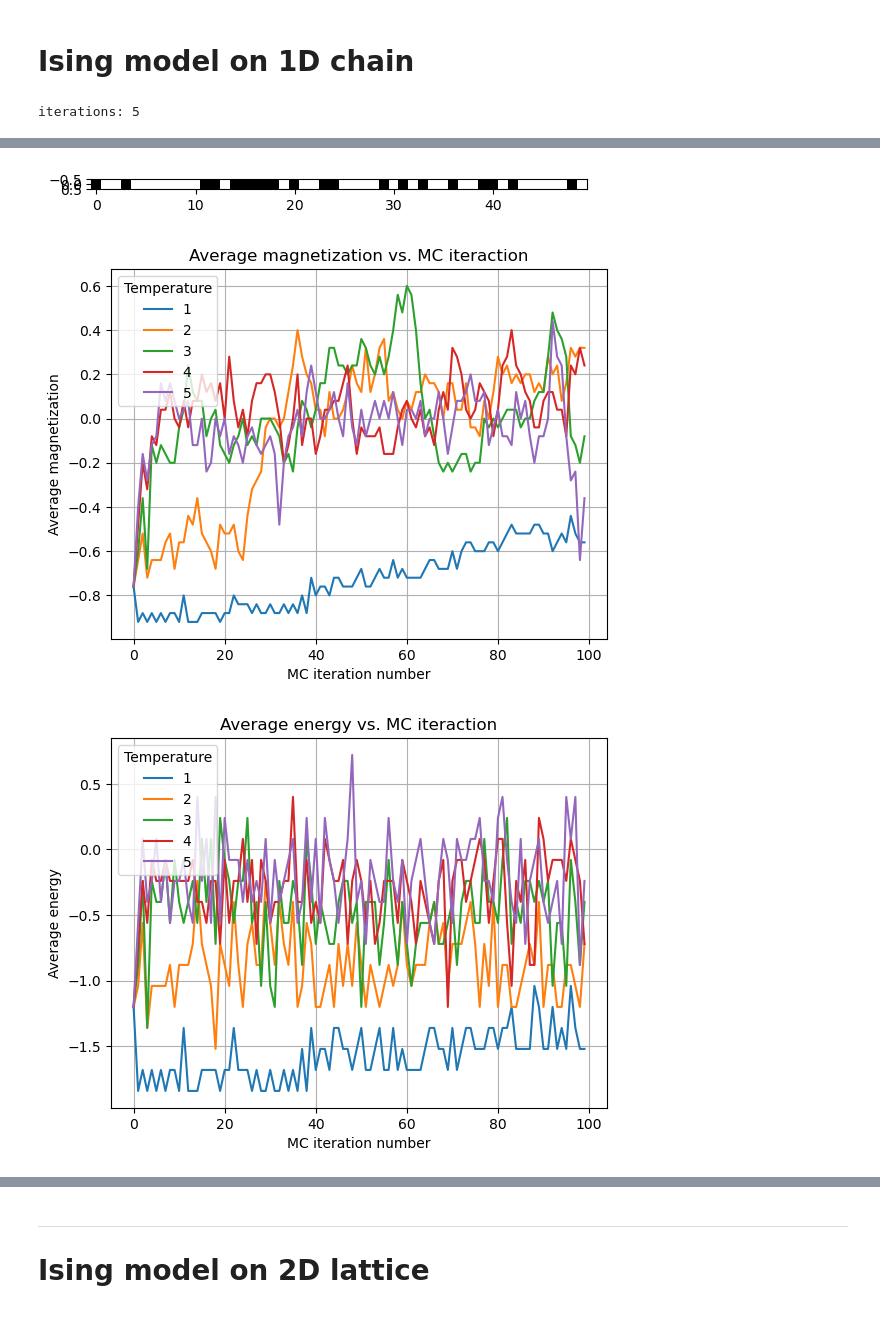
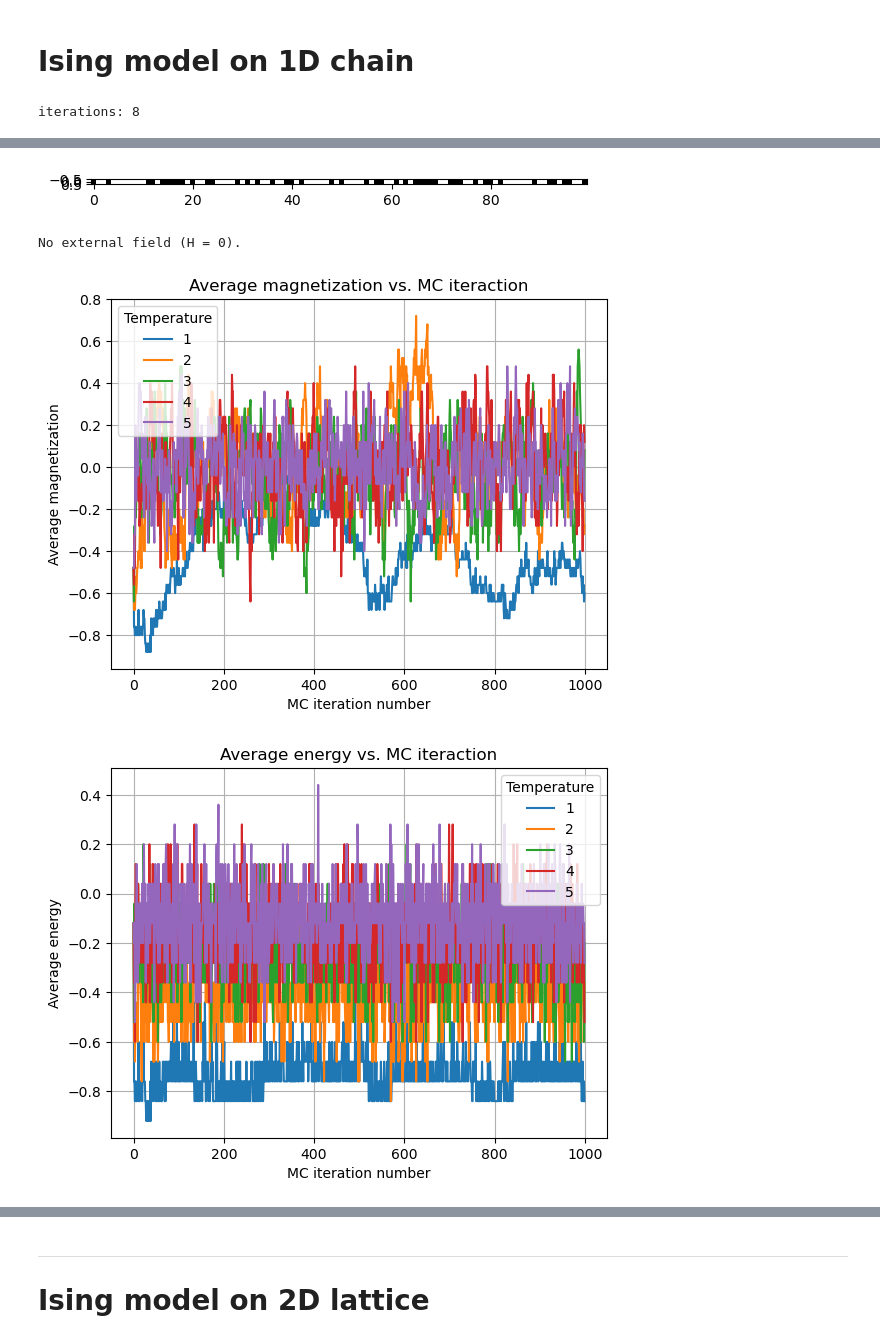
Before and after one commit to thxthuds/Ising_Model_Project, a Jupyter notebook: project_ideas.ipynb, the cells around one changed output, grey strips where cells are left out. Drawn from its saved outputs; the diff is of its cells as text; code cells hidden in the pictures.

Commit message:
added plots for 1d

```diff
--- a/project_ideas.ipynb
+++ b/project_ideas.ipynb
@@ -88,7 +88,7 @@ class MetropolisIsing:
         """
         X_nn = self.nn_alignment(X_spins)
         X_E = - self.J * X_spins * X_nn - self.H * X_spins
-        return np.sum(X_E)
+        return np.sum(X_E) / 2
 # %% [markdown]
 # Ising model on 1D chain
 # %%
@@ -116,39 +116,40 @@ class Ising1D(MetropolisIsing):
 
         return X_nn
 # %%
+# Simulate time evolution of a 1D Ising model with nn interactions.
+# Start with a random state with 75% spins down.
+Ising1d = Ising1D(T=0.1, J=1, H=0.1)
 np.random.seed(0)
 frames = []
-size = 50
-chain1d = np.random.choice([-1, 1], size=size)
+dim = 100
+chain1d = np.random.choice([-1, 1], size=dim)
 array1d = chain1d.reshape(1, -1)
 frames.append(array1d)
-
-Ising1d = Ising1D(T=0.01, J=1, H=0.1)
 fig = plt.figure()
 img = plt.imshow(array1d, cmap="gray")
 
 for i in range(50):
     chain1d = Ising1d.update_spins(chain1d)
     array1d = chain1d.reshape(1, -1)
     frames.append(array1d)
     if np.all(chain1d == 1):
         break
 print("iterations:", i + 1)
 
 def animate(frame):
     img.set_array(frame)
 
 animation = FuncAnimation(fig, animate, frames=frames, interval=len(frames))
 HTML(animation.to_jshtml())
 # %% [output]
-iterations: 5
+iterations: 8
 [interactive output not drawn]
-[figure, old version]
+[figure, new version]
 # %%
-# Plot average energy vs MC iteration for various temperatures.
-# Start with a random state with 75% spins down (anti-aligned with external field).
+# Plot average values vs MC iteration for various temperatures, with 0 external field.
+# Start with a random state with 75% spins down.
 temps = np.arange(1, 6, 1)
-total_iter = 100
+total_iter = 1000
 all_iter = []
 all_mag, all_energies = [], []
 dim = 50
@@ -171,6 +172,7 @@ for temp in temps:
     all_mag.append(avg_mag)
     all_energies.append(avg_energy)
 
+print("No external field (H = 0).")
 plt.figure(0)
 for i in range(len(all_iter)):
     temp = temps[i]
@@ -195,5 +197,6 @@ plt.grid()
 plt.legend(title="Temperature")
 plt.show()
 # %% [output]
+No external field (H = 0).
-[figure, old version]
+[figure, new version]
-[figure, old version]
+[figure, new version]
```
Also changed, not shown: parts of 12 cells of this notebook.
